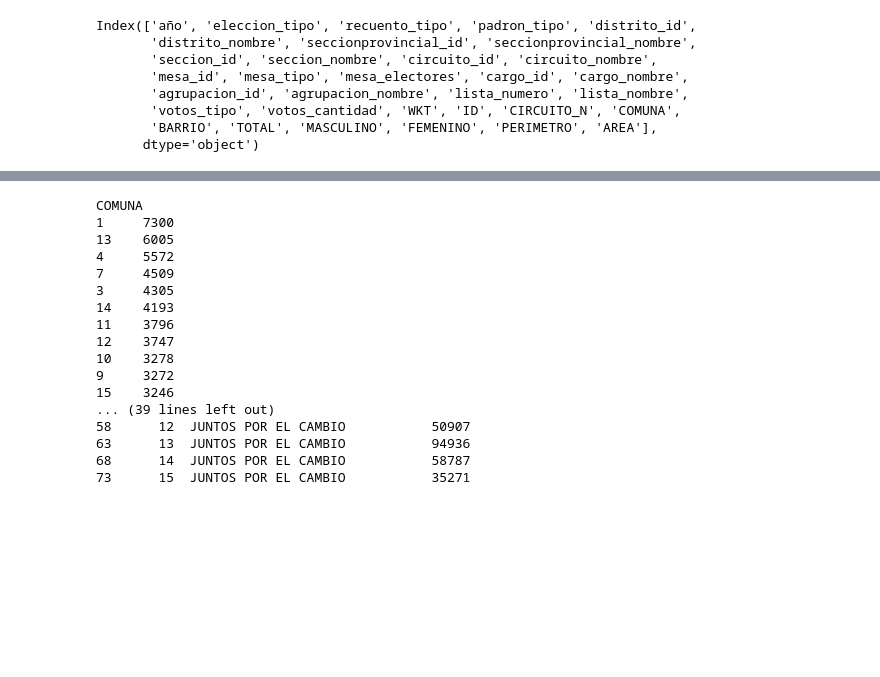
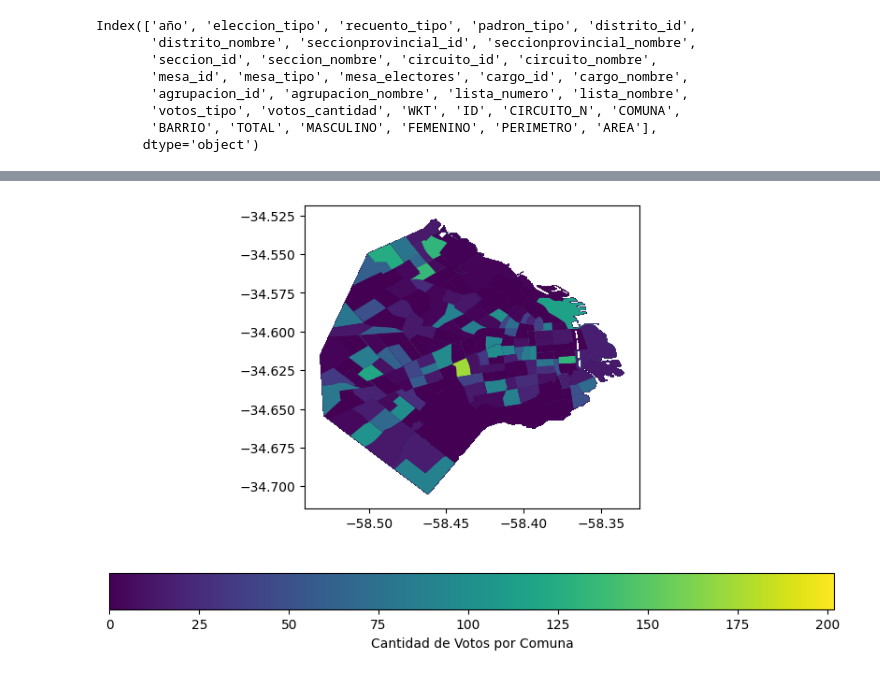
Before and after one commit to nicolasfaccini/Analisis-Elecciones-Generales-2023-Python, a Jupyter notebook: TrabajoGeneral.ipynb, the cells around one changed output, grey strips where cells are left out. Cells and saved outputs as stored; diff of their text form; code cells hidden in the pictures; blank space fills up the shorter version.

```diff
--- a/TrabajoGeneral.ipynb
+++ b/TrabajoGeneral.ipynb
@@ -289,3 +346,8 @@ Opciones únicas en la columna recuento_tipo:
  'MULTIPOLYGON (((-58.4566827199192 -34.562031116659,-58.4567098698782 -34.5619993802238,-58.4590360204562 -34.5592951416458,-58.4598532318979 -34.5583070417339,-58.4604504604111 -34.5577349552586,-58 ...
  'MULTIPOLYGON (((-58.4423130609705 -34.5618737563695,-58.4424219259519 -34.5618472669368,-58.4436726711198 -34.5614624610045,-58.4448071859473 -34.5610295696267,-58.4459997850736 -34.5604763027217,-5 ...
  'MULTIPOLYGON (((-58.4377068372359 -34.562508746136,-58.4384329057311 -34.562475531762,-58.4387459189348 -34.5624425936532,-58.439570251813 -34.5623560135006,-58.439654123621 -34.5623454787167,-58.44 ...
+# %%
+df_combinado['circuito_id'] = df_combinado['circuito_id'].astype(int)
+
+valores_unicos_circuito_id = df_combinado['circuito_id'].unique()
+print(valores_unicos_circuito_id)
@@ -368,28 +412,10 @@ plt.show()
-# %%
-print(df_muestra['COMUNA'].value_counts())
-print(df_muestra['agrupacion_nombre'].value_counts())
-
-
-df_votos_por_comuna_muestra = df_muestra.groupby(['COMUNA', 'agrupacion_nombre'])['votos_cantidad'].sum().reset_index()
-print(df_votos_por_comuna_muestra.sort_values(by='votos_cantidad', ascending=False))
-
-df_max_votos_muestra = df_votos_por_comuna_muestra.loc[df_votos_por_comuna_muestra.groupby('COMUNA')['votos_cantidad'].idxmax()]
-print(df_max_votos_muestra)
-# %% [output]
-COMUNA
-1     7300
-13    6005
-4     5572
-7     4509
-3     4305
-14    4193
-11    3796
-12    3747
-10    3278
-9     3272
-15    3246
-... (39 lines left out)
-58      12  JUNTOS POR EL CAMBIO           50907
-63      13  JUNTOS POR EL CAMBIO           94936
-68      14  JUNTOS POR EL CAMBIO           58787
-73      15  JUNTOS POR EL CAMBIO           35271
+# %%
+gdf_muestra['votos_cantidad'] = pd.to_numeric(gdf_muestra['votos_cantidad'], errors='coerce')
+
+fig, ax = plt.subplots(1, 1, figsize=(10, 6))
+gdf_muestra.plot(column='votos_cantidad', ax=ax, legend=True,
+                legend_kwds={'label': "Cantidad de Votos por Comuna",
+                            'orientation': "horizontal"})
+plt.show()
+# %% [output]
+[figure, added]
```
Also changed, not shown: parts of 17 cells of this notebook.
